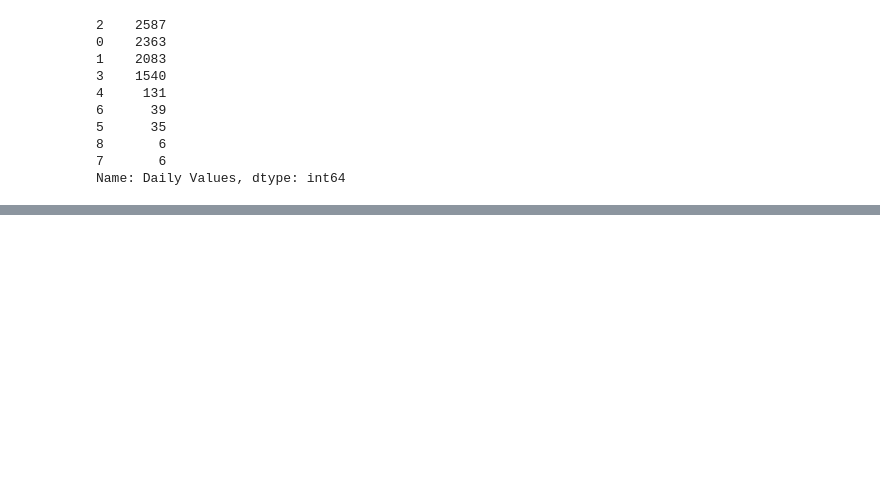
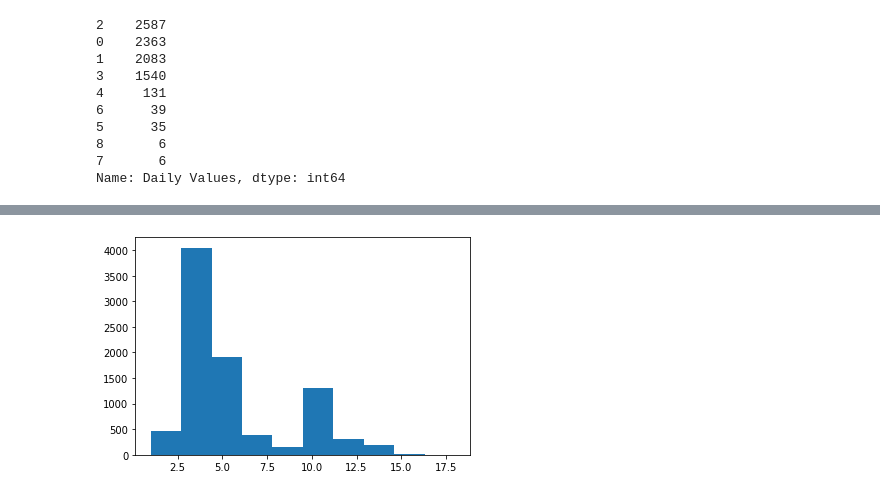
Before and after one commit to anthonyreid518/Food-Donation-Score, a Jupyter notebook: anthony.ipynb, the cells around one changed output, grey strips where cells are left out. Saved outputs shown, nothing was run; the diff lists cells and outputs as text; code cells hidden in the pictures; blank space fills up the shorter version.

```diff
--- a/anthony.ipynb
+++ b/anthony.ipynb
@@ -211,0 +233,4 @@ final_df.head()
+# %%
+plt.hist(final_df['score']);
+# %% [output]
+[figure, added]
```
Also changed, not shown: parts of 52 cells of this notebook, 3 other files.
